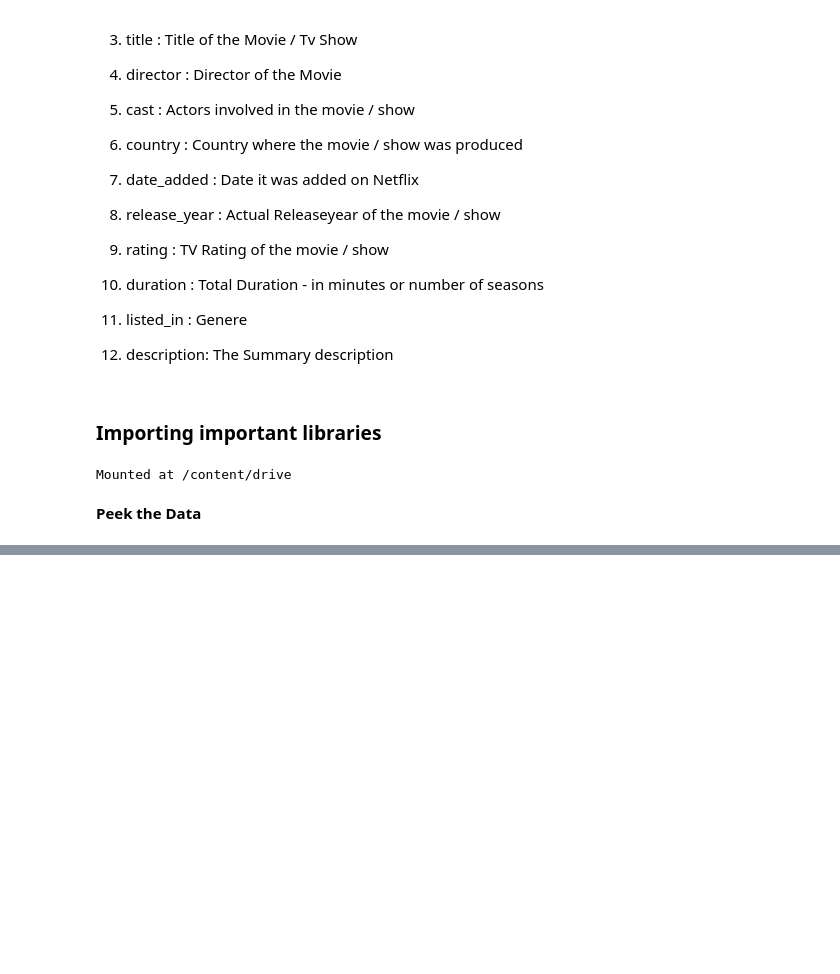
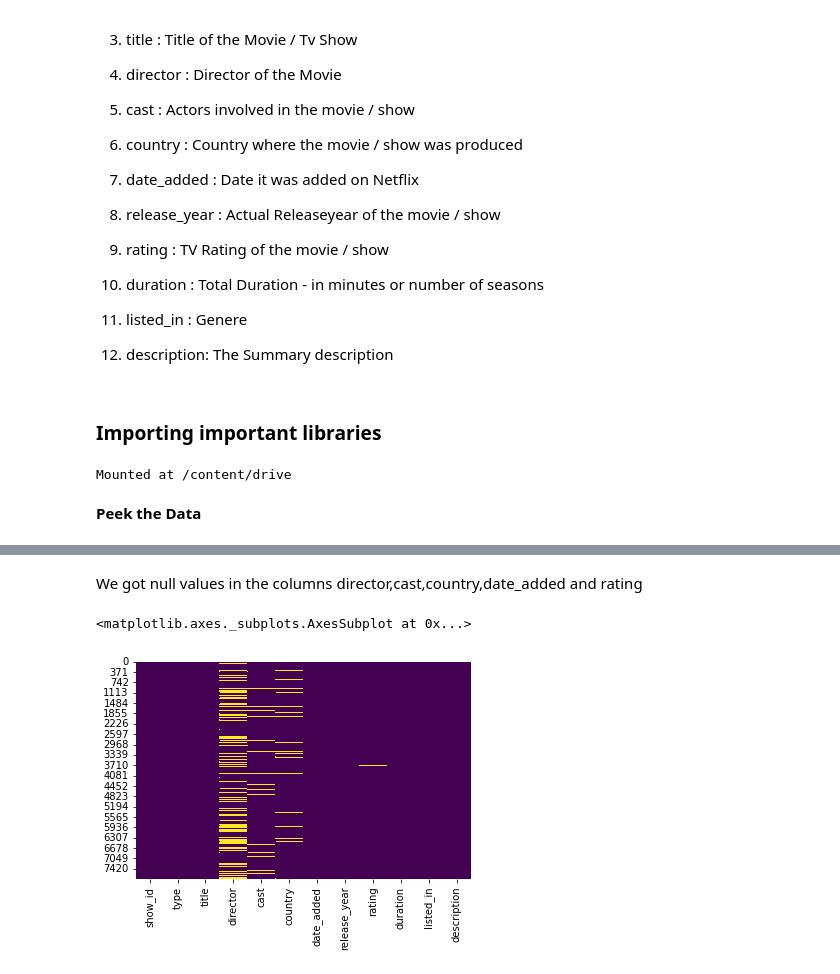
Before and after one commit to aditi10998/Netflix_movies_and_TV_shows, a Jupyter notebook: NETFLIX_MOVIES_AND_TV_SHOWS_CLUSTERING.ipynb, the cells around one changed output, grey strips where cells are left out. Cells and saved outputs as stored; diff of their text form; code cells hidden in the pictures; blank space fills up the shorter version.

```diff
--- a/NETFLIX_MOVIES_AND_TV_SHOWS_CLUSTERING.ipynb
+++ b/NETFLIX_MOVIES_AND_TV_SHOWS_CLUSTERING.ipynb
@@ -84,0 +167,8 @@ Netflix_df.tail()
+# %% [markdown]
+We got null values in the columns director,cast,country,date_added and rating
+# %%
+#Heatmap for null values
+sns.heatmap(Netflix_df.isnull(),cbar=False,cmap='viridis')
+# %% [output]
+<matplotlib.axes._subplots.AxesSubplot at 0x...>
+[figure, added]
```
Also changed, not shown: parts of 13 cells of this notebook.
